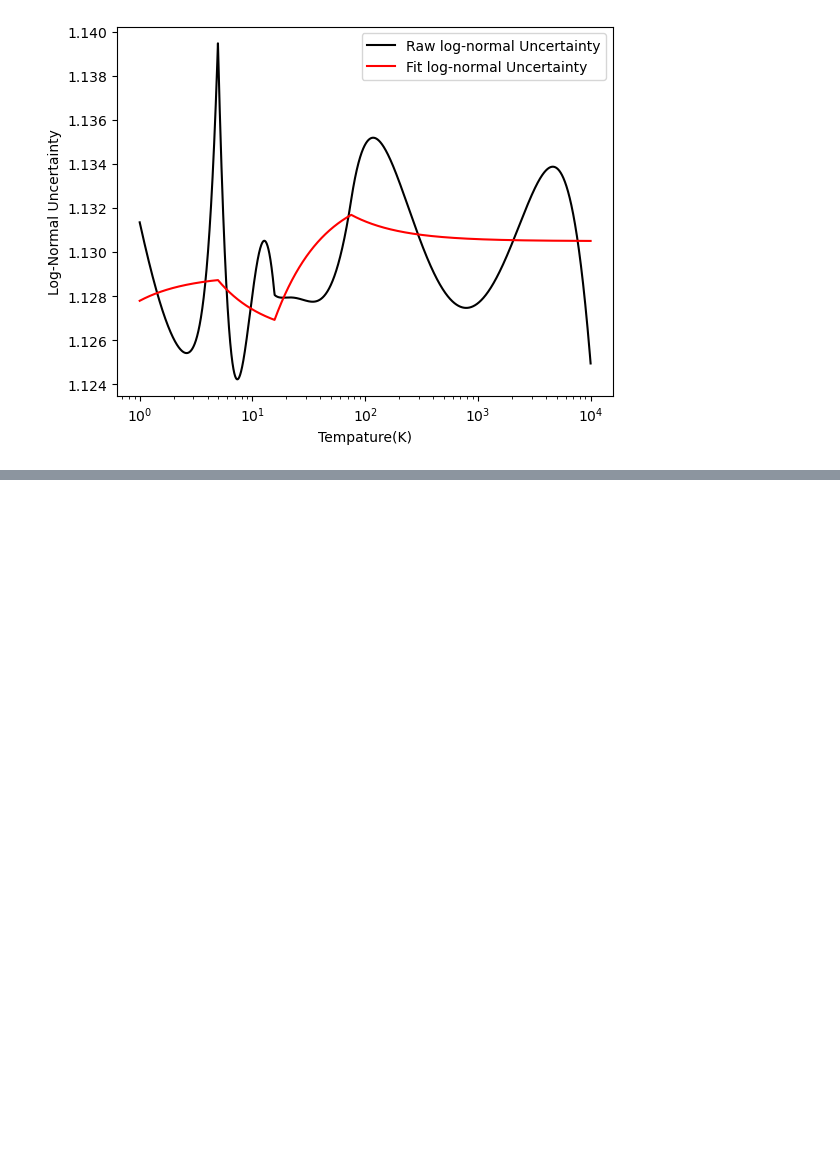
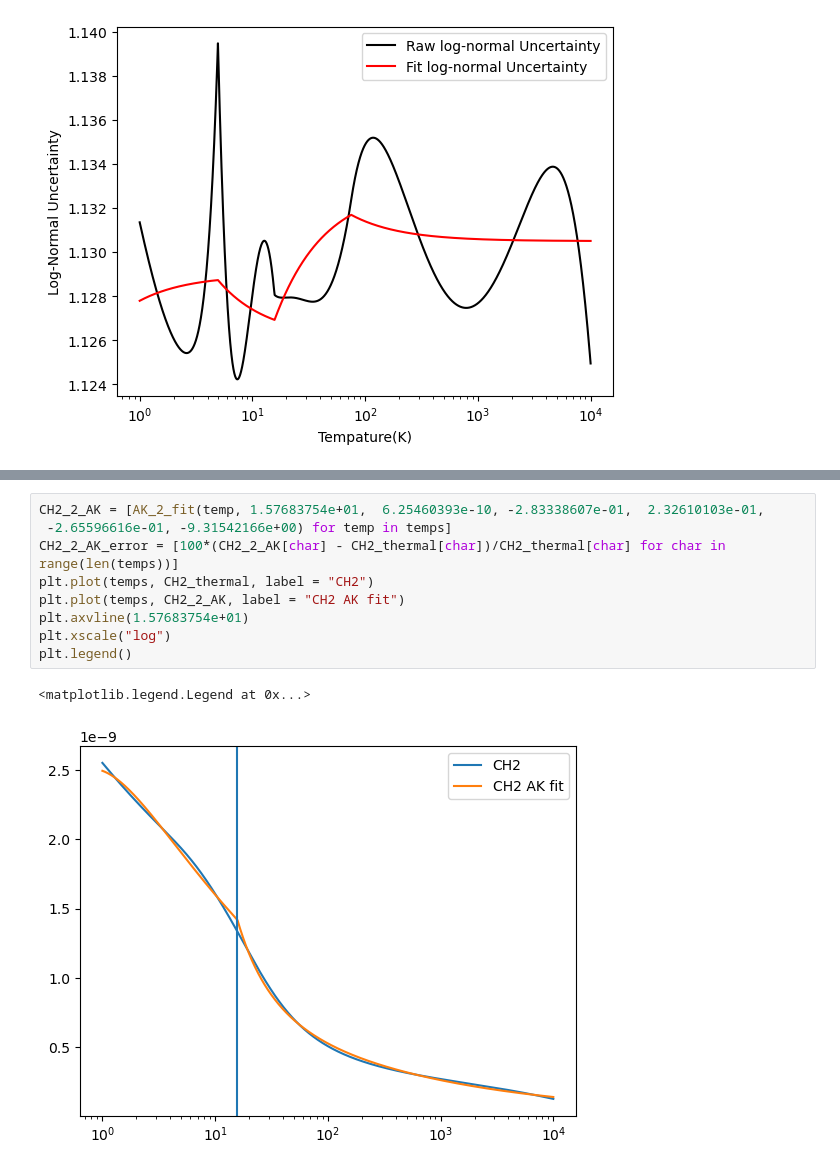
Before and after one commit to wostling/SavinGroup, a Jupyter notebook: Corrected_Fits.ipynb, the cells around one changed output, grey strips where cells are left out. Saved outputs shown, nothing was run; the diff lists cells and outputs as text; blank space fills up the shorter version.

```diff
--- a/Corrected_Fits.ipynb
+++ b/Corrected_Fits.ipynb
@@ -365,0 +397,12 @@ plt.legend()
+# %%
+CH2_2_AK = [AK_2_fit(temp, 1.57683754e+01,  6.25460393e-10, -2.83338607e-01,  2.32610103e-01,
+ -2.65596616e-01, -9.31542166e+00) for temp in temps]
+CH2_2_AK_error = [100*(CH2_2_AK[char] - CH2_thermal[char])/CH2_thermal[char] for char in range(len(temps))]
+plt.plot(temps, CH2_thermal, label = "CH2")
+plt.plot(temps, CH2_2_AK, label = "CH2 AK fit")
+plt.axvline(1.57683754e+01)
+plt.xscale("log")
+plt.legend()
+# %% [output]
+<matplotlib.legend.Legend at 0x...>
+[figure, added]
```
Also changed, not shown: parts of 15 cells of this notebook.
